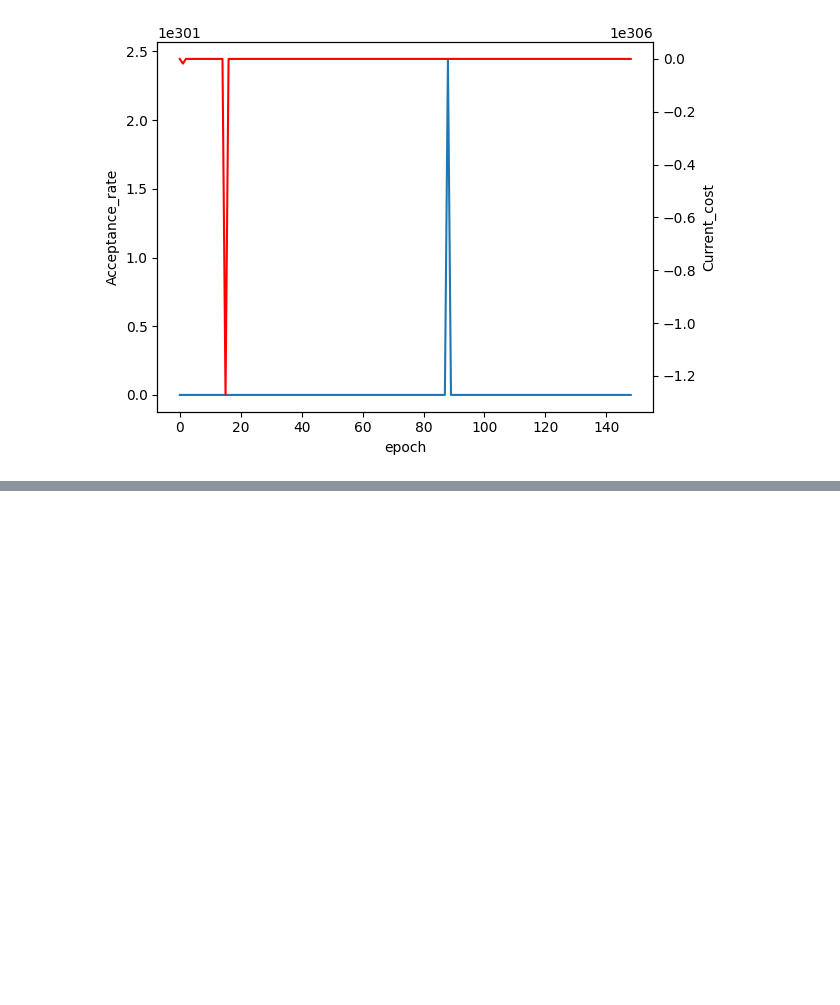
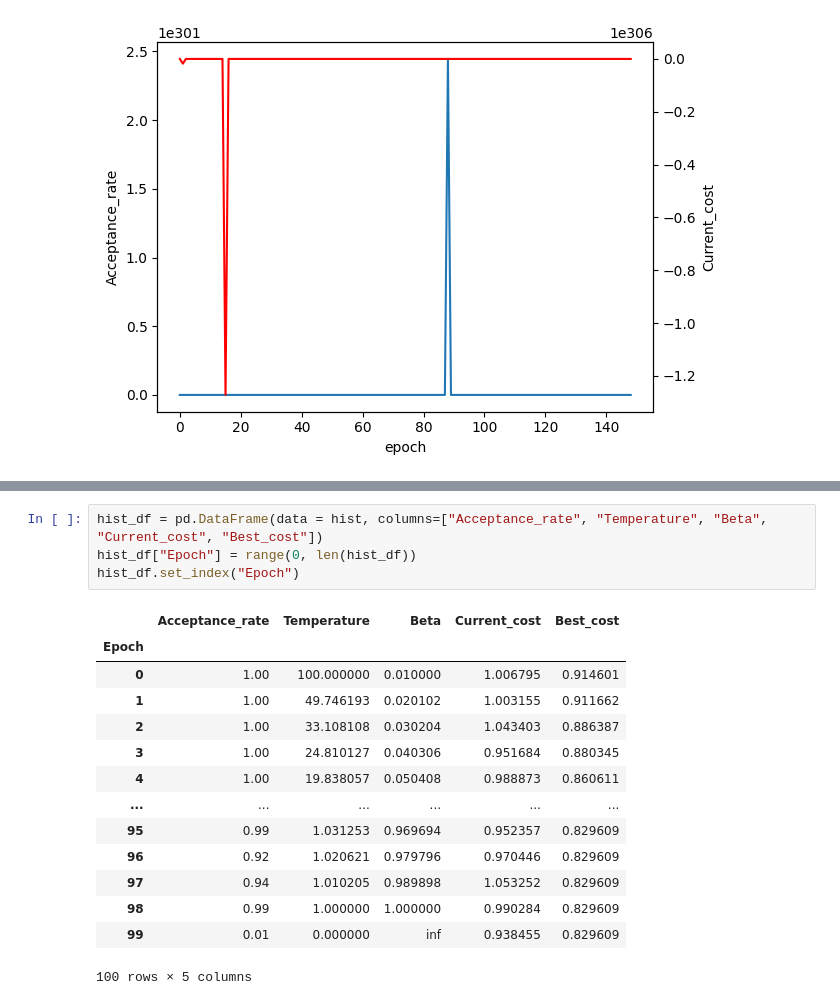
Before and after one commit to LucaSfragara/SimulatedAnnealing, a Jupyter notebook: probl.ipynb, the cells around one changed output, grey strips where cells are left out. Saved outputs shown, nothing was run; the diff lists cells and outputs as text; blank space fills up the shorter version.

```diff
--- a/probl.ipynb
+++ b/probl.ipynb
@@ -288,0 +227,19 @@ sns.heatmap(data = counter_df.Count.to_numpy().reshape(n,n), ax = ax0)
+# %%
+hist_df = pd.DataFrame(data = hist, columns=["Acceptance_rate", "Temperature", "Beta", "Current_cost", "Best_cost"])
+hist_df["Epoch"] = range(0, len(hist_df))
+hist_df.set_index("Epoch")
+# %% [output]
+|  | Acceptance_rate | Temperature | Beta | Current_cost | Best_cost |
+| Epoch |  |  |  |  |  |
+| 0 | 1.00 | 100.000000 | 0.010000 | 1.006795 | 0.914601 |
+| 1 | 1.00 | 49.746193 | 0.020102 | 1.003155 | 0.911662 |
+| 2 | 1.00 | 33.108108 | 0.030204 | 1.043403 | 0.886387 |
+| 3 | 1.00 | 24.810127 | 0.040306 | 0.951684 | 0.880345 |
+| 4 | 1.00 | 19.838057 | 0.050408 | 0.988873 | 0.860611 |
+| ... | ... | ... | ... | ... | ... |
+| 95 | 0.99 | 1.031253 | 0.969694 | 0.952357 | 0.829609 |
+| 96 | 0.92 | 1.020621 | 0.979796 | 0.970446 | 0.829609 |
+| 97 | 0.94 | 1.010205 | 0.989898 | 1.053252 | 0.829609 |
+| 98 | 0.99 | 1.000000 | 1.000000 | 0.990284 | 0.829609 |
+| 99 | 0.01 | 0.000000 | inf | 0.938455 | 0.829609 |
+100 rows × 5 columns
```
Also changed, not shown: parts of 8 cells of this notebook, 3 other files.
